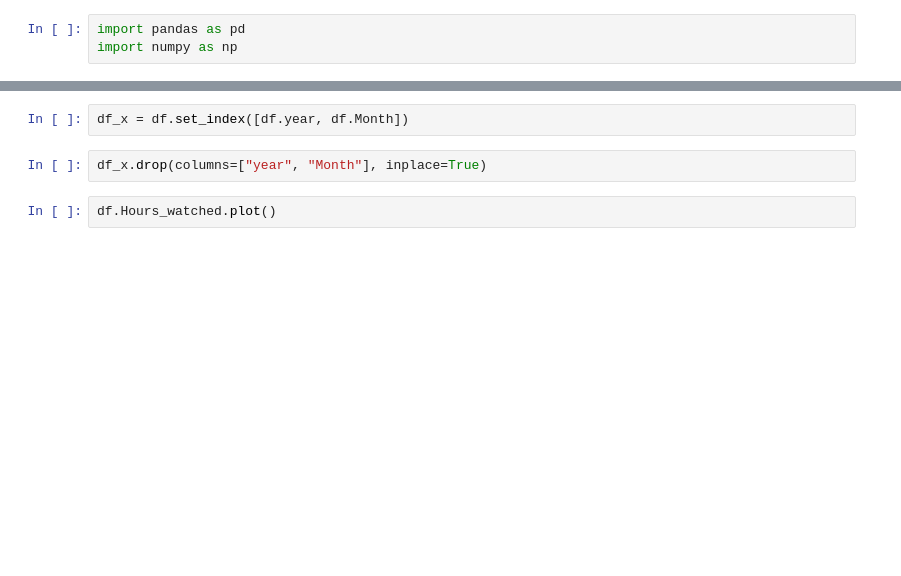
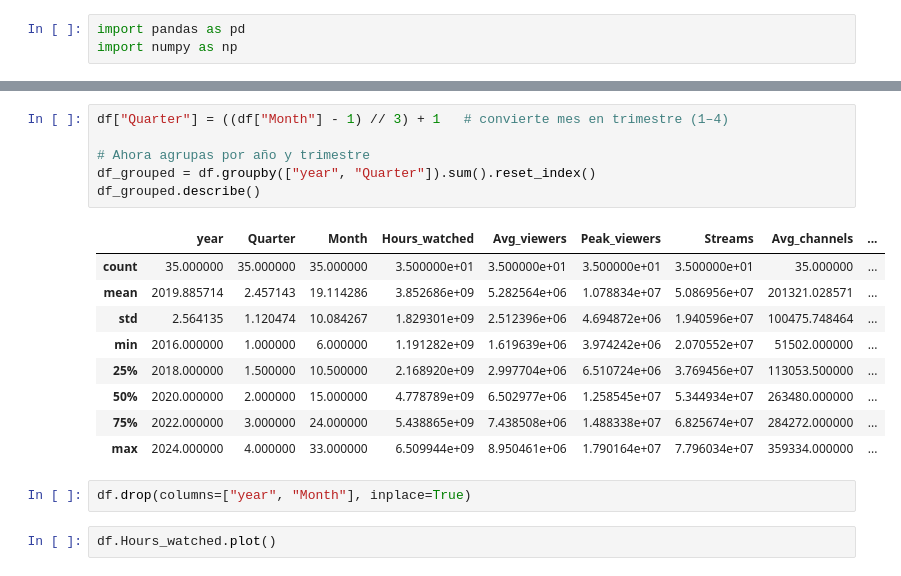
Before and after one commit to Lucatego/IIC2026-Grupo20, a Jupyter notebook: Prueba/Prueba.ipynb, the cells around one changed output, grey strips where cells are left out. Drawn from its saved outputs; the diff is of its cells as text; blank space fills up the shorter version.

```diff
--- a/Prueba.ipynb
+++ b/Prueba/Prueba.ipynb
@@ -12,7 +12,21 @@ df.sample(3)
-# %%
-df_x = df.set_index([df.year, df.Month])
+# %%
+df["Quarter"] = ((df["Month"] - 1) // 3) + 1   # convierte mes en trimestre (1–4)
+
+# Ahora agrupas por año y trimestre
+df_grouped = df.groupby(["year", "Quarter"]).sum().reset_index()
+df_grouped.describe()
+# %% [output]
+|  | year | Quarter | Month | Hours_watched | Avg_viewers | Peak_viewers | Streams | Avg_channels | ... |
+| count | 35.000000 | 35.000000 | 35.000000 | 3.500000e+01 | 3.500000e+01 | 3.500000e+01 | 3.500000e+01 | 35.000000 | ... |
+| mean | 2019.885714 | 2.457143 | 19.114286 | 3.852686e+09 | 5.282564e+06 | 1.078834e+07 | 5.086956e+07 | 201321.028571 | ... |
+| std | 2.564135 | 1.120474 | 10.084267 | 1.829301e+09 | 2.512396e+06 | 4.694872e+06 | 1.940596e+07 | 100475.748464 | ... |
+| min | 2016.000000 | 1.000000 | 6.000000 | 1.191282e+09 | 1.619639e+06 | 3.974242e+06 | 2.070552e+07 | 51502.000000 | ... |
+| 25% | 2018.000000 | 1.500000 | 10.500000 | 2.168920e+09 | 2.997704e+06 | 6.510724e+06 | 3.769456e+07 | 113053.500000 | ... |
+| 50% | 2020.000000 | 2.000000 | 15.000000 | 4.778789e+09 | 6.502977e+06 | 1.258545e+07 | 5.344934e+07 | 263480.000000 | ... |
+| 75% | 2022.000000 | 3.000000 | 24.000000 | 5.438865e+09 | 7.438508e+06 | 1.488338e+07 | 6.825674e+07 | 284272.000000 | ... |
+| max | 2024.000000 | 4.000000 | 33.000000 | 6.509944e+09 | 8.950461e+06 | 1.790164e+07 | 7.796034e+07 | 359334.000000 | ... |
 # %%
-df_x.drop(columns=["year", "Month"], inplace=True)
+df.drop(columns=["year", "Month"], inplace=True)
 # %%
 df.Hours_watched.plot()
 # %% [output]
```
Also changed, not shown: parts of 1 cell of this notebook, 2 other files.
